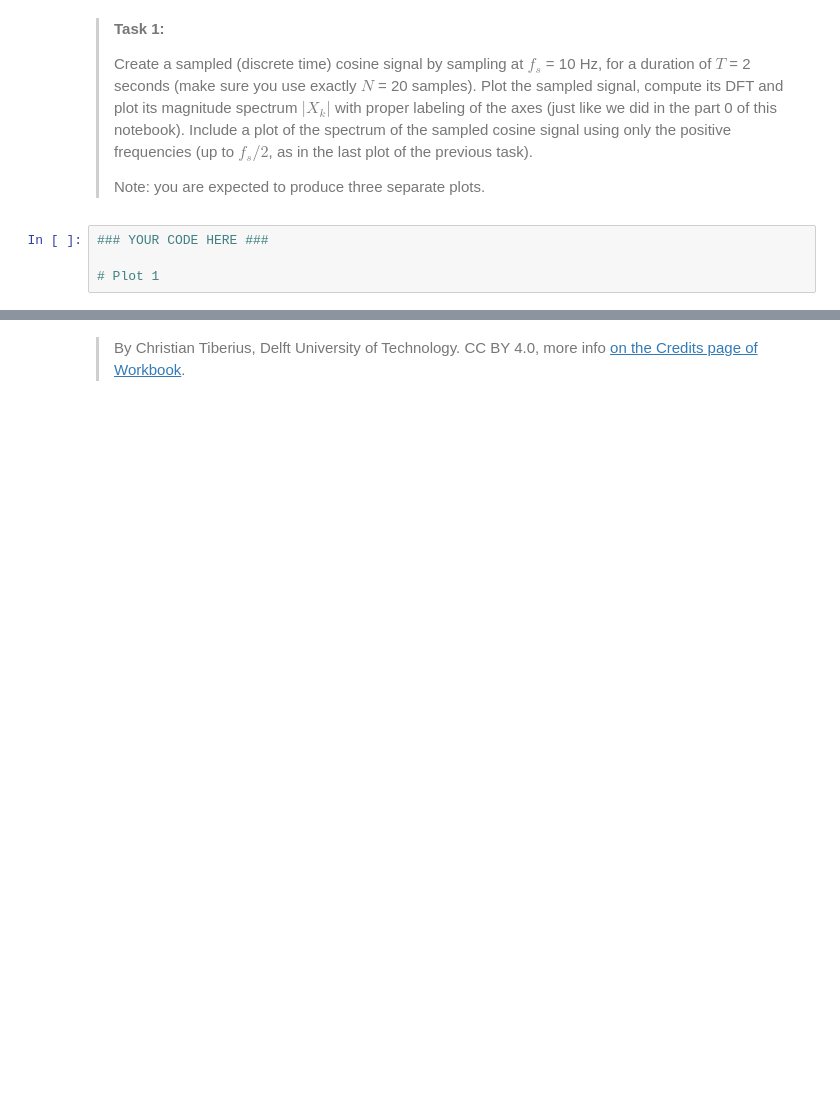
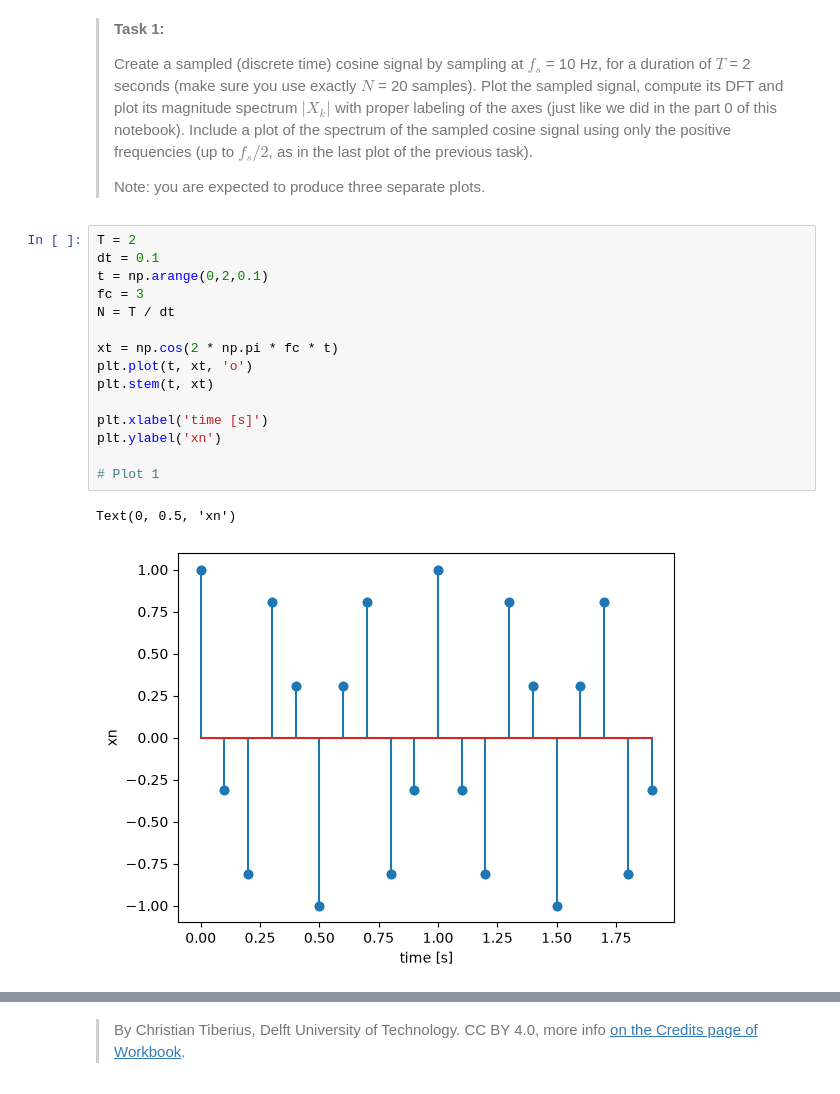
Before and after one commit to Wiggy-020/WS2.3, a Jupyter notebook: DFT.ipynb, the cells around one changed output, grey strips where cells are left out. Saved outputs shown, nothing was run; the diff lists cells and outputs as text; blank space fills up the shorter version.

```diff
--- a/DFT.ipynb
+++ b/DFT.ipynb
@@ -152,7 +171,21 @@ As a side note: the cosine is strictly a periodic function, not a-periodic (as a
 >
 > Note: you are expected to produce three separate plots.
 # %%
-### YOUR CODE HERE ###
+T = 2
+dt = 0.1
+t = np.arange(0,2,0.1)
+fc = 3
+N = T / dt
+
+xt = np.cos(2 * np.pi * fc * t)
+plt.plot(t, xt, 'o')
+plt.stem(t, xt)
+
+plt.xlabel('time [s]')
+plt.ylabel('xn')
 
 # Plot 1
+# %% [output]
+Text(0, 0.5, 'xn')
+[figure, added]
 # %%
```
Also changed, not shown: parts of 10 cells of this notebook.
